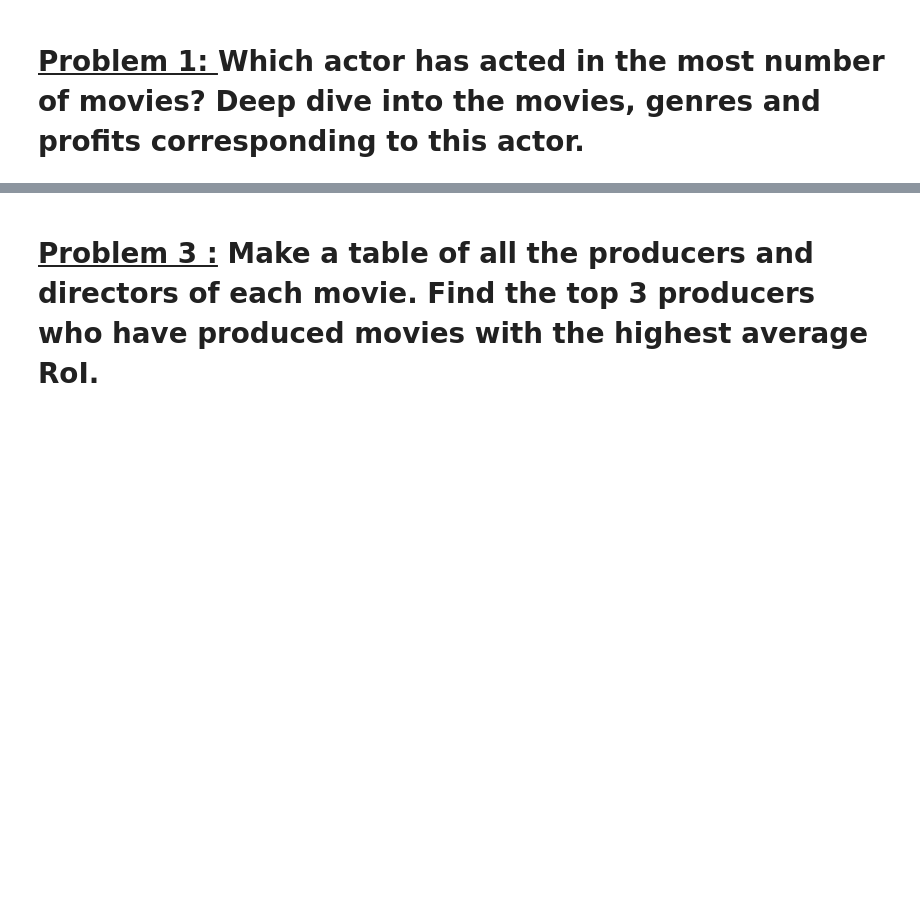
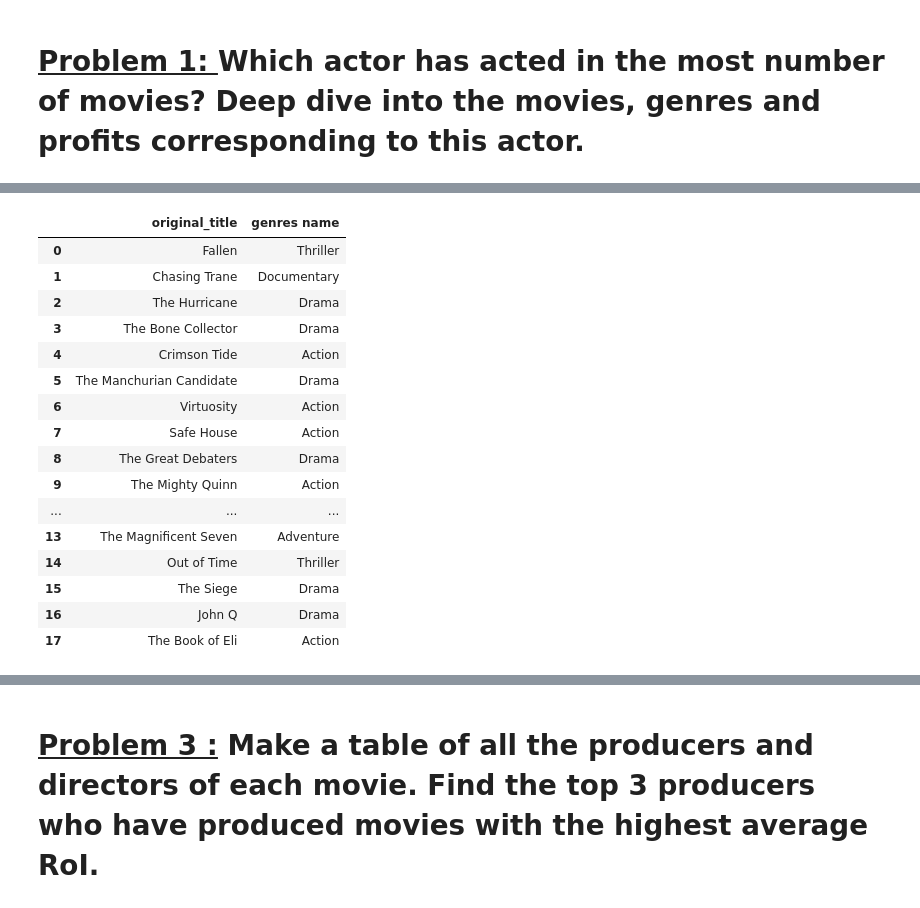
Before and after one commit to dil150898/daily-asignments, a Jupyter notebook: Assignment_Data_Wrangling.ipynb, the cells around one changed output, grey strips where cells are left out. Cells and saved outputs as stored; diff of their text form; code cells hidden in the pictures; blank space fills up the shorter version.

```diff
--- a/Assignment_Data_Wrangling.ipynb
+++ b/Assignment_Data_Wrangling.ipynb
@@ -20,0 +91,3 @@ imdb_df = pd.read_csv(file_path)
+# %%
+# Making a columns Actor name which will store actor name from the help of extract_name function
+imdb_df['Actor name'] = imdb_df['cast'].apply(extract_name)
@@ -20,0 +153,24 @@ imdb_df = pd.read_csv(file_path)
+# %%
+# Let's check genres of movies
+genres_detail = imdb_df.loc[imdb_df['Actor name'] == actor_acted_most_movies.loc[0 , 'Actor name']][['original_title' , 'genres name']].reset_index()
+# Droping extra column
+genres_detail.drop('index' , axis = 1 , inplace = True)
+genres_detail
+# %% [output]
+|  | original_title | genres name |
+| 0 | Fallen | Thriller |
+| 1 | Chasing Trane | Documentary |
+| 2 | The Hurricane | Drama |
+| 3 | The Bone Collector | Drama |
+| 4 | Crimson Tide | Action |
+| 5 | The Manchurian Candidate | Drama |
+| 6 | Virtuosity | Action |
+| 7 | Safe House | Action |
+| 8 | The Great Debaters | Drama |
+| 9 | The Mighty Quinn | Action |
+| ... | ... | ... |
+| 13 | The Magnificent Seven | Adventure |
+| 14 | Out of Time | Thriller |
+| 15 | The Siege | Drama |
+| 16 | John Q | Drama |
+| 17 | The Book of Eli | Action |
```
Also changed, not shown: parts of 67 cells of this notebook.
